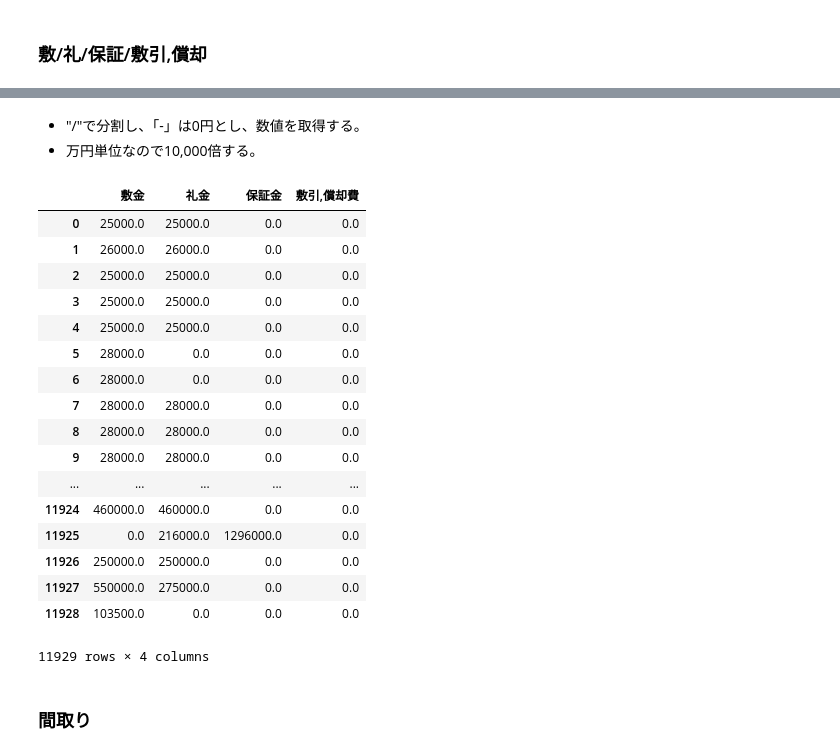
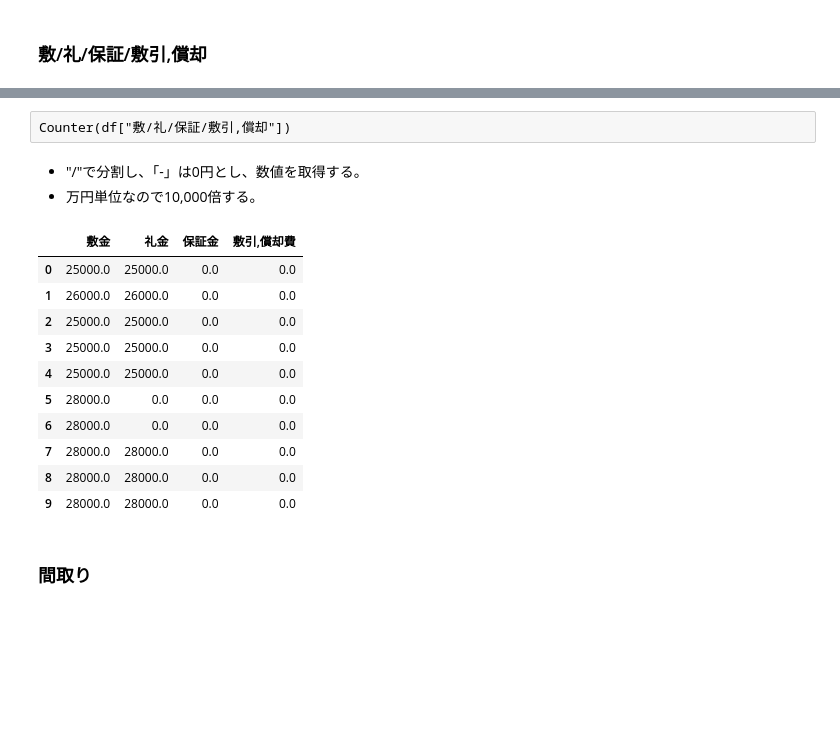
Before and after one commit to kimiaki/Bukken, a Jupyter notebook: code/make_bukken_df.ipynb, the cells around one changed output, grey strips where cells are left out. Cells and saved outputs as stored; diff of their text form; code cells hidden in the pictures; blank space fills up the shorter version.

```diff
--- a/code/make_bukken_df.ipynb
+++ b/code/make_bukken_df.ipynb
@@ -885,35 +721,30 @@ Counter({'8.4万円/-/-/-': 20,
+# %% [raw]
+Counter(df["敷/礼/保証/敷引,償却"])
 # %% [markdown]
 - "/"で分割し、「-」は0円とし、数値を取得する。
 - 万円単位なので10,000倍する。
 # %%
 # 「-」を0に変換
 df_others = pd.DataFrame(df["敷/礼/保証/敷引,償却"].str.replace("-", "0"), columns=["敷/礼/保証/敷引,償却"])
 # "万円"を削除
 df_others = pd.DataFrame(df_others["敷/礼/保証/敷引,償却"].str.replace("万円", ""), columns=["敷/礼/保証/敷引,償却"])
 # 数値取得し10,000倍
 df_others = df_others["敷/礼/保証/敷引,償却"].str.split("/", expand=True).astype(float) * 10000
 df_others.columns = ["敷金", "礼金", "保証金", "敷引,償却費"]
 # データ確認
-df_others
+df_others.head(10)
 # %% [output]
 |  | 敷金 | 礼金 | 保証金 | 敷引,償却費 |
 | 0 | 25000.0 | 25000.0 | 0.0 | 0.0 |
 | 1 | 26000.0 | 26000.0 | 0.0 | 0.0 |
 | 2 | 25000.0 | 25000.0 | 0.0 | 0.0 |
 | 3 | 25000.0 | 25000.0 | 0.0 | 0.0 |
 | 4 | 25000.0 | 25000.0 | 0.0 | 0.0 |
 | 5 | 28000.0 | 0.0 | 0.0 | 0.0 |
 | 6 | 28000.0 | 0.0 | 0.0 | 0.0 |
 | 7 | 28000.0 | 28000.0 | 0.0 | 0.0 |
 | 8 | 28000.0 | 28000.0 | 0.0 | 0.0 |
 | 9 | 28000.0 | 28000.0 | 0.0 | 0.0 |
-| ... | ... | ... | ... | ... |
-| 11924 | 460000.0 | 460000.0 | 0.0 | 0.0 |
-| 11925 | 0.0 | 216000.0 | 1296000.0 | 0.0 |
-| 11926 | 250000.0 | 250000.0 | 0.0 | 0.0 |
-| 11927 | 550000.0 | 275000.0 | 0.0 | 0.0 |
-| 11928 | 103500.0 | 0.0 | 0.0 | 0.0 |
-11929 rows × 4 columns
 # %% [markdown]
 ### 間取り
 # %% [raw]
```
Also changed, not shown: parts of 43 cells of this notebook, 5 other files.
